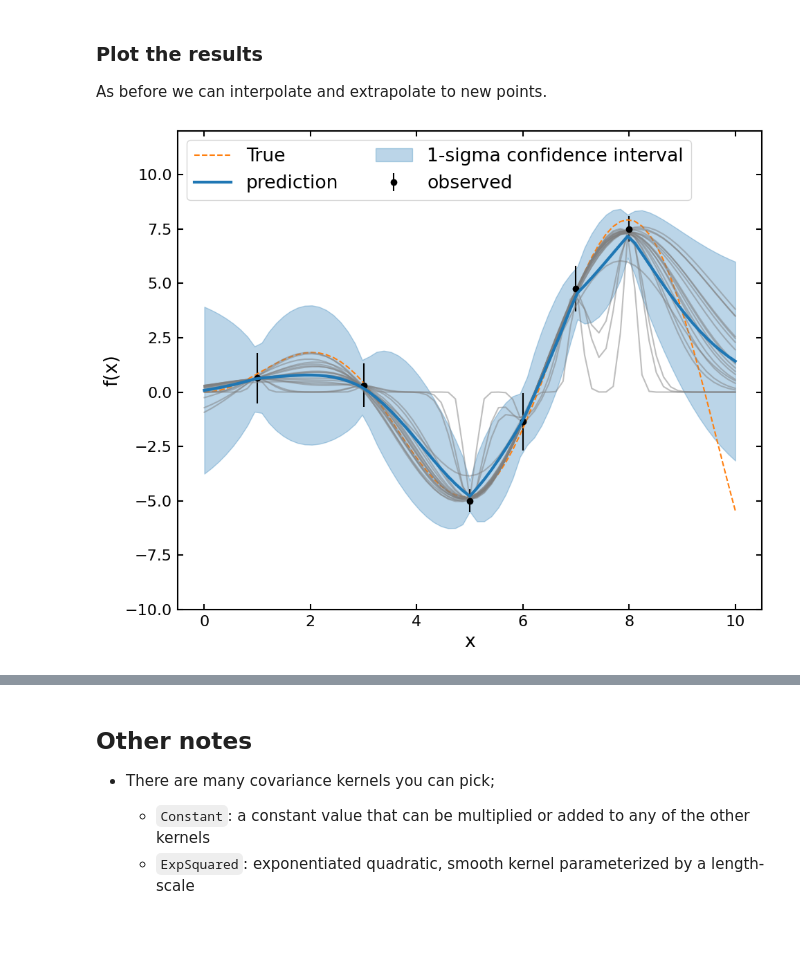
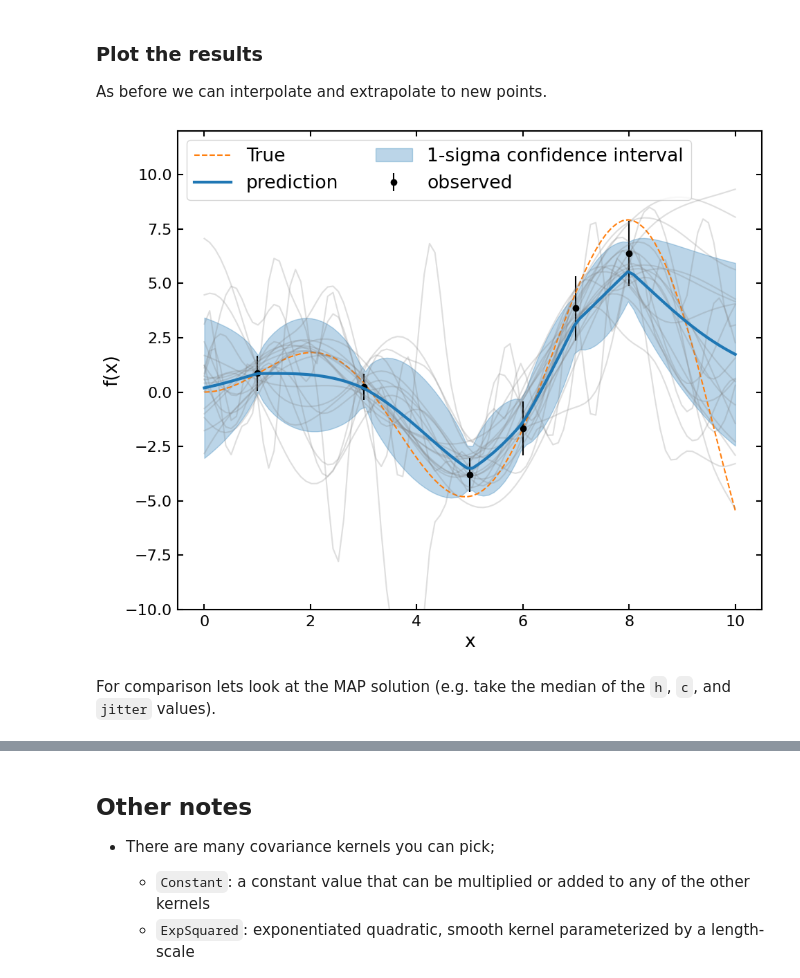
Before and after one commit to CKrawczyk/jupyter_data_languages, a Jupyter notebook: Gaussian_process_regression_numpyro.ipynb, the cells around one changed output, grey strips where cells are left out. Cells and saved outputs as stored; diff of their text form; code cells hidden in the pictures; blank space fills up the shorter version.

```diff
--- a/Gaussian_process_regression_numpyro.ipynb
+++ b/Gaussian_process_regression_numpyro.ipynb
@@ -73,0 +81,9 @@ x_new = np.linspace(0, 10, n_new)
+# %%
+K = kernels.ExpSquared(scale=h)
+gp = GaussianProcess(K, x1, diag=1e-6)
+
+condition = gp.condition(y1, x_new)
+
+condition_loc = condition.gp.loc
+condition_std = np.sqrt(condition.gp.variance)
+condition_draws = condition.gp.sample(rng_key_, shape=(20,))
@@ -76,7 +140,7 @@ x_new = np.linspace(0, 10, n_new)
 We will define priors for the length scale `h` and the leading scaling coefficient `c`.  We will assume there is a small level of equal but unknown noise associated with each data point.
 # %%
 def model(x, y, x_new=None):
-    noise = numpyro.sample('noise', dist.HalfNormal(0.01))
+    noise = numpyro.sample('noise', dist.HalfCauchy(0.001))
     c = numpyro.sample('c', dist.HalfNormal(5.0))
     h = numpyro.sample('h', dist.HalfNormal(1.0))
 
@@ -90,6 +154,7 @@ def model(x, y, x_new=None):
         condition = gp.condition(y, x_new)
         numpyro.deterministic('pred_loc', condition.gp.loc)
         numpyro.deterministic('pred_var', condition.gp.variance)
+        numpyro.deterministic('pred_draw', condition.gp.sample(rng_key_, shape=(100,)))
 
 numpyro.render_model(model, model_args=(x1, y1), model_kwargs={'x_new': x_new}, render_distributions=True)
 # %% [output]
@@ -148,13 +217,17 @@ Let's plot the result:
 # %%
 pred_loc = traces.posterior.pred_loc.mean(dim=['chain', 'draw']).data
 pred_std = np.sqrt(traces.posterior.pred_var.mean(dim=['chain', 'draw']).data)
+pred_draw = traces.posterior.pred_draw.data.reshape(-1, x_new.shape[0])
+
+rng_key, rng_key_ = jax.random.split(rng_key)
+idx = jax.random.randint(rng_key_, shape=(20,), minval=0, maxval=len(pred_draw))
 
 plt.figure(2, figsize=(10, 8))
 plt.plot(x1, y1, 'ok', label='observed')
 
 plt.plot(
     x_new,
-    x_new * np.sin(x_new),
+    y_true,
     '--',
     color='C1',
     label='True'
@@ -182,7 +255,7 @@ plt.fill_between(
 
 plt.plot(
     x_new,
-    traces.posterior.pred_loc.data.reshape(-1, x_new.shape[0])[::400].T,
+    pred_draw[idx].T,
     alpha=0.25,
     color='C7'
 );
@@ -204,11 +277,11 @@ y_noise = np.random.normal(0, y_err)
 y2 = y1 + y_noise
 # %%
 def model_noise(x, y, y_err, x_new=None):
-    jitter = numpyro.sample('jitter', dist.HalfCauchy(0.1))
+    jitter = numpyro.sample('jitter', dist.HalfNormal(0.001))
     noise = y_err**2 + jitter
 
-    c = numpyro.sample('c', dist.HalfNormal(5.0))
-    h = numpyro.sample('h', dist.HalfNormal(1.0))
+    c = numpyro.sample('c', dist.HalfCauchy(10.0))
+    h = numpyro.sample('h', dist.HalfCauchy(1.0))
 
     K = c**2 * kernels.ExpSquared(scale=h)
     gp = GaussianProcess(K, x, diag=noise)
@@ -219,6 +292,7 @@ def model_noise(x, y, y_err, x_new=None):
         condition = gp.condition(y, x_new)
         numpyro.deterministic('pred_loc', condition.gp.loc)
         numpyro.deterministic('pred_var', condition.gp.variance)
+        numpyro.deterministic('pred_draw', condition.gp.sample(rng_key_, shape=(100,)))
 
 numpyro.render_model(model_noise, model_args=(x1, y2, y_err), model_kwargs={'x_new': x_new}, render_distributions=True)
 # %% [output]
@@ -276,13 +350,17 @@ As before we can interpolate and extrapolate to new points.
 # %%
 pred_loc = traces_noise.posterior.pred_loc.mean(dim=['chain', 'draw']).data
 pred_std = np.sqrt(traces_noise.posterior.pred_var.mean(dim=['chain', 'draw']).data)
+pred_draw = traces_noise.posterior.pred_draw.data.reshape(-1, x_new.shape[0])
+
+rng_key, rng_key_ = jax.random.split(rng_key)
+idx = jax.random.randint(rng_key_, shape=(20,), minval=0, maxval=len(pred_draw))
 
 plt.figure(4, figsize=(10, 8))
 plt.errorbar(x1, y2, yerr=y_err, fmt='ok', label='observed')
 
 plt.plot(
     x_new,
-    x_new * np.sin(x_new),
+    y_true,
     '--',
     color='C1',
     label='True'
@@ -293,33 +371,35 @@ plt.plot(
     pred_loc,
     color='C0',
     lw=3,
     zorder=3,
     label='prediction'
 )
 
 # plot 95% best fit region
 plt.fill_between(
     x_new,
     pred_loc - pred_std,
     pred_loc + pred_std,
     color='C0',
     alpha=0.3,
     zorder=1,
     label='1-sigma confidence interval'
 )
 
 plt.plot(
     x_new,
-    traces_noise.posterior.pred_loc.data.reshape(-1, x_new.shape[0])[::400].T,
-    alpha=0.5,
+    pred_draw[idx].T,
+    alpha=0.25,
     color='C7'
 )
 
 # labels and legend
 plt.xlabel('x')
 plt.ylabel('f(x)')
 plt.ylim(-10, 12)
 plt.legend(loc='upper left', ncol=2)
 plt.tight_layout();
 # %% [output]
-[figure, old version]
+[figure, new version]
+# %% [markdown]
+For comparison lets look at the MAP solution (e.g. take the median of the `h`, `c`, and `jitter` values).
```
Also changed, not shown: parts of 13 cells of this notebook.
